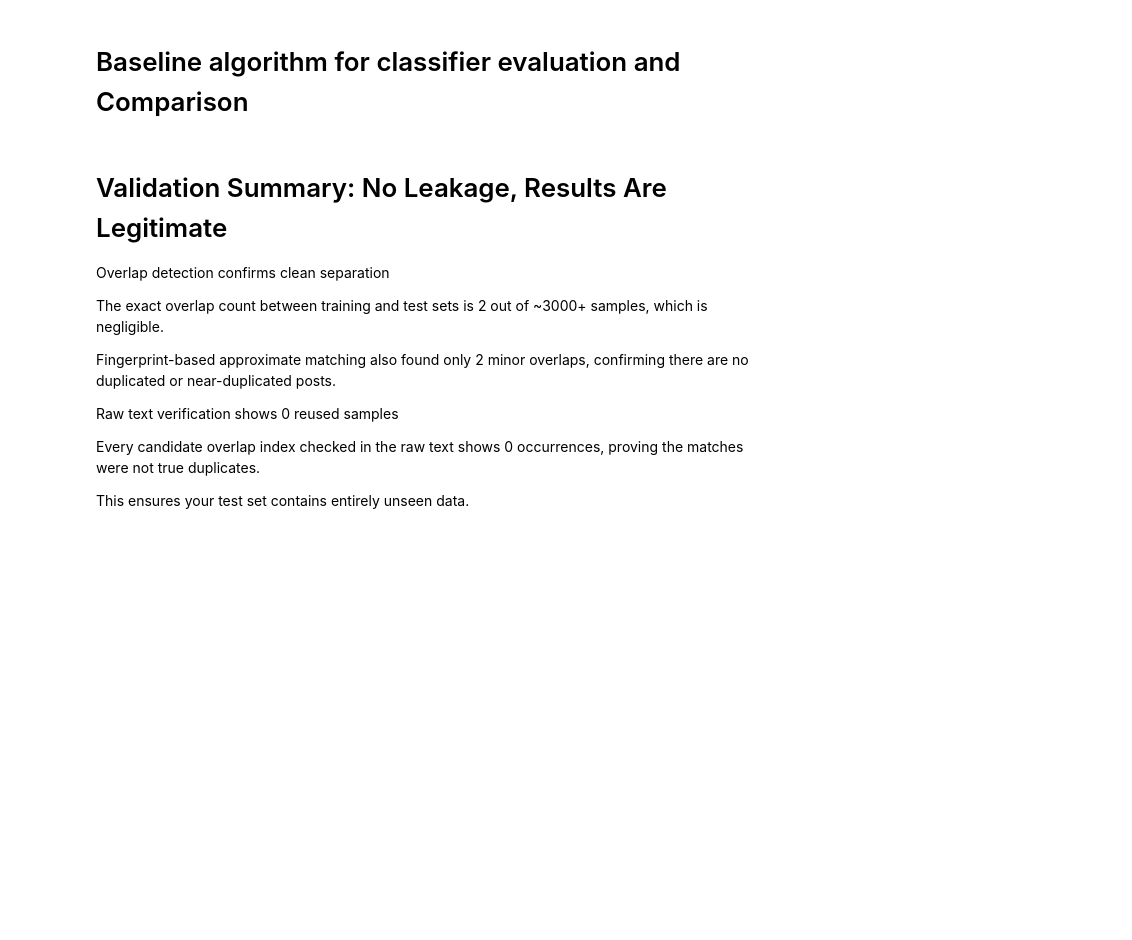
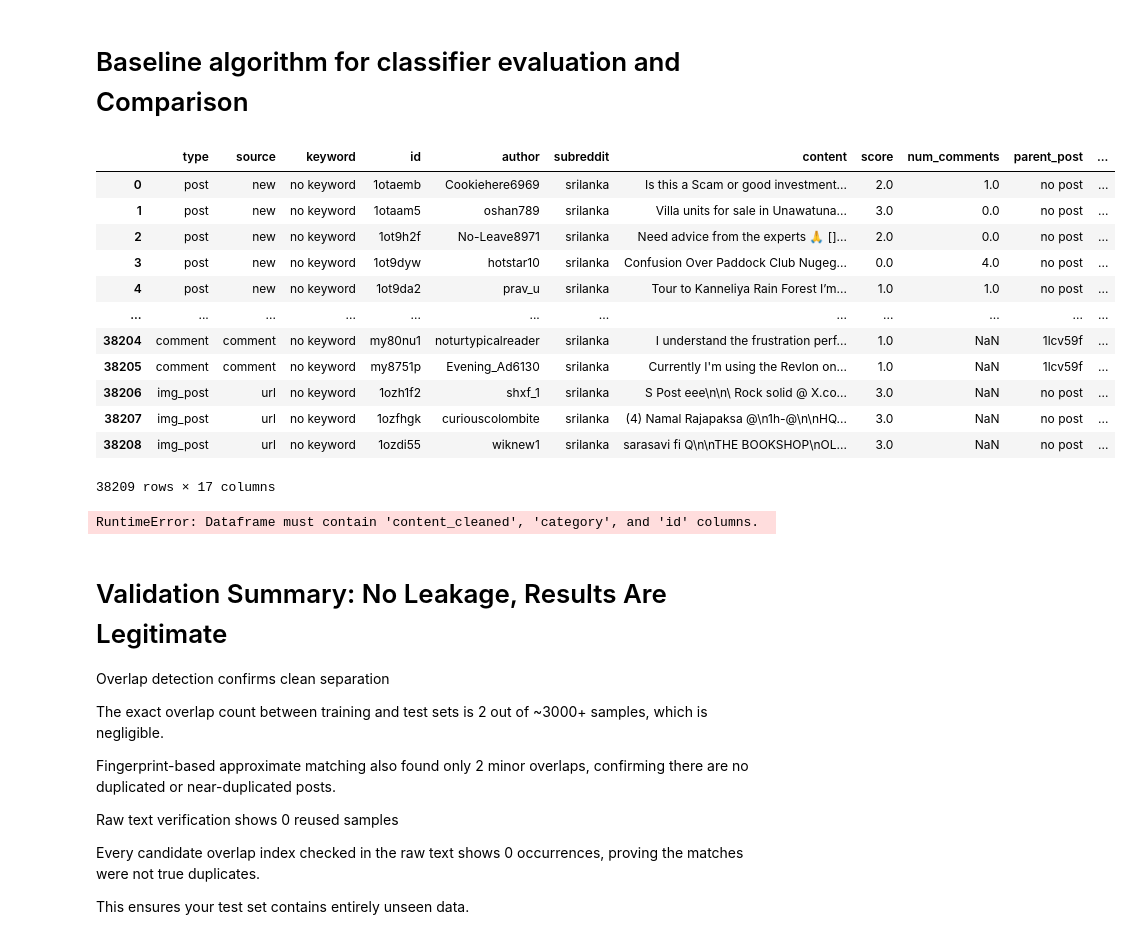
Before and after one commit to Starlight0901/Reddit_SriLanka_Social_Insight, a Jupyter notebook: Categorizing posts for classification-Copy1.ipynb, the cells around one changed output. Saved outputs shown, nothing was run; the diff lists cells and outputs as text; code cells hidden in the pictures; blank space fills up the shorter version.

```diff
--- a/Categorizing posts for classification-Copy1.ipynb
+++ b/Categorizing posts for classification-Copy1.ipynb
@@ -299,7 +396,7 @@ kmeans_w2v = KMeans(
 
 w2v_labels = kmeans_w2v.fit_predict(X_norm)
 
-df['w2v_topic'] = w2v_labels
+df['category'] = w2v_labels
 
 print("Word2Vec Topic Distribution:")
 unique, counts = np.unique(w2v_labels, return_counts=True)
@@ -624,6 +791,22 @@ post_only_df
 # Baseline algorithm for classifier evaluation and Comparison
 # %%
 # df = post_only_df.copy()
+# %%
+df
+# %% [output]
+|  | type | source | keyword | id | author | subreddit | content | score | num_comments | parent_post | ... |
+| 0 | post | new | no keyword | 1otaemb | Cookiehere6969 | srilanka | Is this a Scam or good investment... | 2.0 | 1.0 | no post | ... |
+| 1 | post | new | no keyword | 1otaam5 | oshan789 | srilanka | Villa units for sale in Unawatuna... | 3.0 | 0.0 | no post | ... |
+| 2 | post | new | no keyword | 1ot9h2f | No-Leave8971 | srilanka | Need advice from the experts 🙏 []... | 2.0 | 0.0 | no post | ... |
+| 3 | post | new | no keyword | 1ot9dyw | hotstar10 | srilanka | Confusion Over Paddock Club Nugeg... | 0.0 | 4.0 | no post | ... |
+| 4 | post | new | no keyword | 1ot9da2 | prav_u | srilanka | Tour to Kanneliya Rain Forest I’m... | 1.0 | 1.0 | no post | ... |
+| ... | ... | ... | ... | ... | ... | ... | ... | ... | ... | ... | ... |
+| 38204 | comment | comment | no keyword | my80nu1 | noturtypicalreader | srilanka | I understand the frustration perf... | 1.0 | NaN | 1lcv59f | ... |
+| 38205 | comment | comment | no keyword | my8751p | Evening_Ad6130 | srilanka | Currently I'm using the Revlon on... | 1.0 | NaN | 1lcv59f | ... |
+| 38206 | img_post | url | no keyword | 1ozh1f2 | shxf_1 | srilanka | S Post eee\n\n\ Rock solid @ X.co... | 3.0 | NaN | no post | ... |
+| 38207 | img_post | url | no keyword | 1ozfhgk | curiouscolombite | srilanka | (4) Namal Rajapaksa @\n1h-@\n\nHQ... | 3.0 | NaN | no post | ... |
+| 38208 | img_post | url | no keyword | 1ozdi55 | wiknew1 | srilanka | sarasavi fi Q\n\nTHE BOOKSHOP\nOL... | 3.0 | NaN | no post | ... |
+38209 rows × 17 columns
 # %%
 import time
 import numpy as np
@@ -800,6 +983,8 @@ plt.title(f"Confusion Matrix: {best_model_name} on {best_vector}")
 plt.xlabel("Predicted")
 plt.ylabel("True")
 plt.show()
+# %% [output]
+RuntimeError: Dataframe must contain 'content_cleaned', 'category', and 'id' columns.
 # %%
 # --------------------------
 # Per-class detailed evaluation
```
Also changed, not shown: parts of 23 cells of this notebook, 1 other file.
